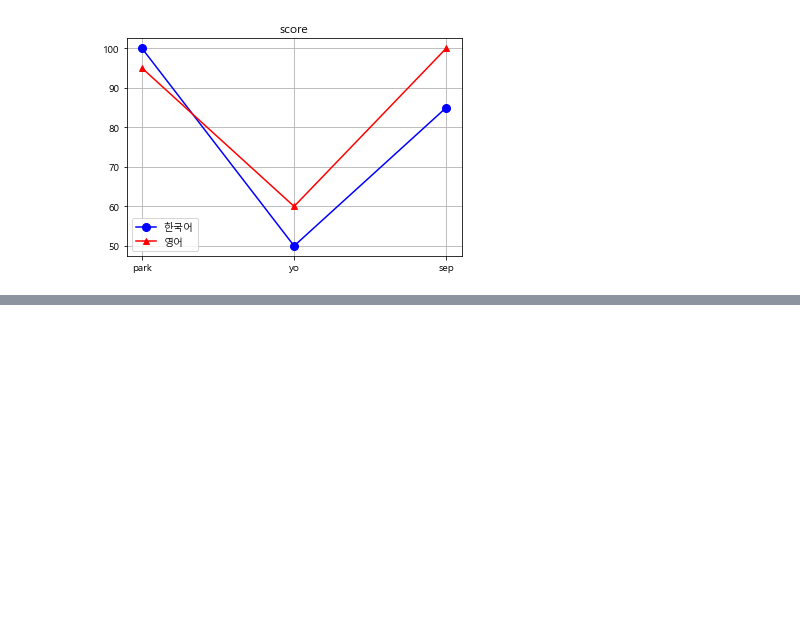
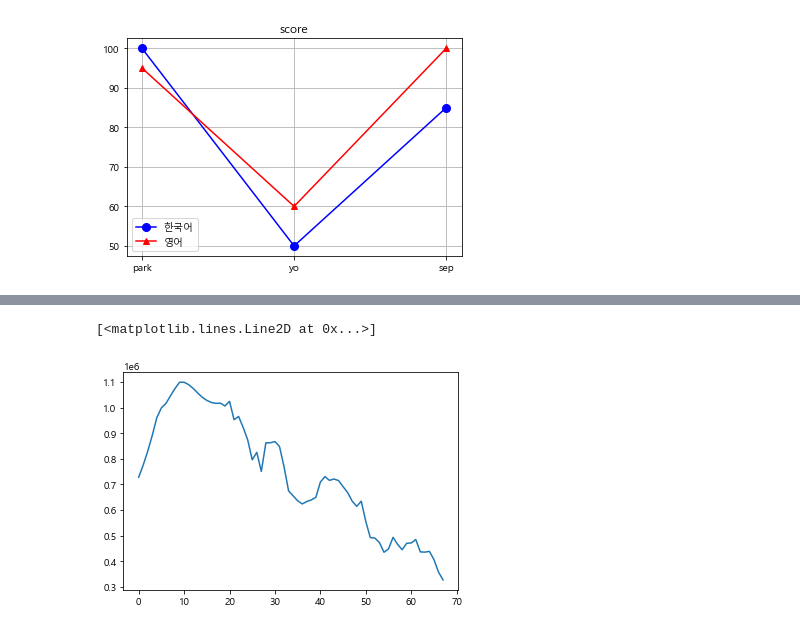
Before and after one commit to ParkGiraffe/SSU-2021_2, a Jupyter notebook: AI와데이터사회/3주차/3주차_노트북.ipynb, the cells around one changed output, grey strips where cells are left out. Drawn from its saved outputs; the diff is of its cells as text; code cells hidden in the pictures; blank space fills up the shorter version.

```diff
--- a/AI와데이터사회/3주차/3주차_노트북.ipynb
+++ b/AI와데이터사회/3주차/3주차_노트북.ipynb
@@ -90,0 +130,3 @@ plt.show() # 표시해!! 명령
+# %%
+df = pd.read_excel('D:/OneDrive - 숭실대학교 - Soongsil University/과제/SSU2021-2_git/AI와데이터사회/3주차/3주_data_연도별출생인구.xlsx')
+df
@@ -90,0 +147,8 @@ plt.show() # 표시해!! 명령
+# %%
+# 특정 column만 추출하기
+df_출생아수 = df.출생아수
+# %%
+plt.plot(df_출생아수)
+# %% [output]
+[<matplotlib.lines.Line2D at 0x...>]
+[figure, added]
```
Also changed, not shown: parts of 12 cells of this notebook, 3 other files.
